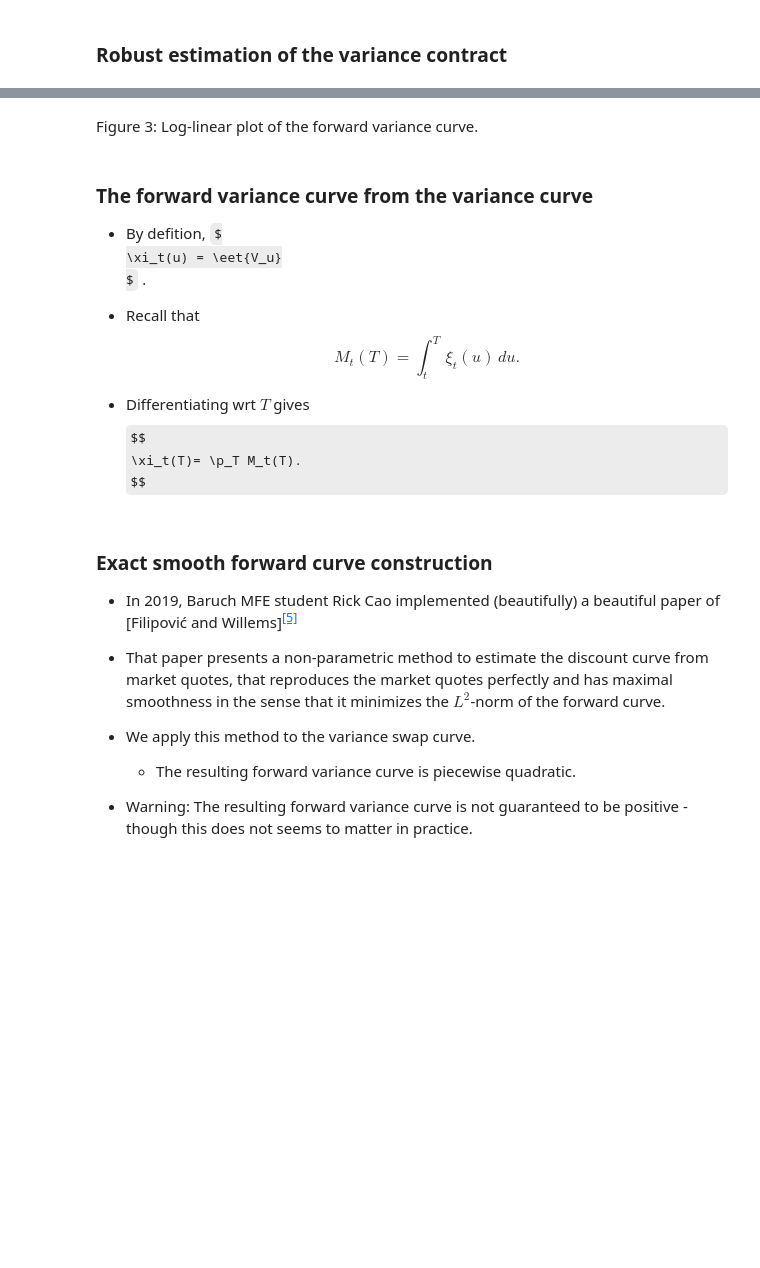
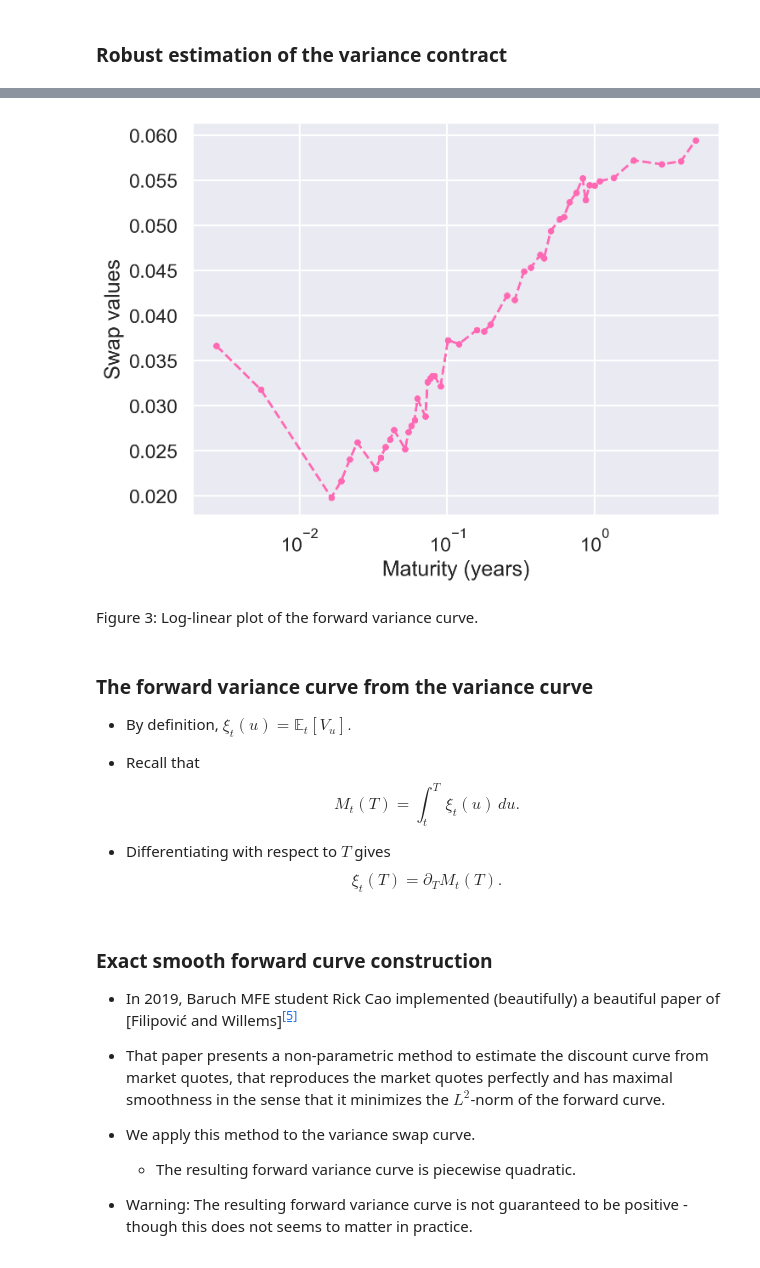
Before and after one commit to fbourgey/RoughVolatilityWorkshop, a Jupyter notebook: QM2024_2_Rough_volatility_models.ipynb, the cells around one changed output, grey strips where cells are left out. Saved outputs shown, nothing was run; the diff lists cells and outputs as text; code cells hidden in the pictures; some formulas as TeX source; blank space fills up the shorter version.

```diff
--- a/QM2024_2_Rough_volatility_models.ipynb
+++ b/QM2024_2_Rough_volatility_models.ipynb
@@ -506,2 +481,6 @@ or <- "orange"
+# %%
+sns.reset_defaults()
+sns.set_theme("talk")
+mpl.rcParams["figure.figsize"] = (8, 6)
 # %% [markdown]
 ### Robust estimation of the variance contract
@@ -525,21 +495,35 @@ plot(expiries, vs, type = "b", pch = 20, lwd = 2, col = pk, ylab = "Swap values"
+# %%
+expiries = res_vs["expiries"]
+vs = res_vs["vs_mid"]
+# %%
+fig, ax = plt.subplots()
+ax.plot(expiries, vs, marker=".", linestyle="--", linewidth=2, color="hotpink")
+ax.set_xlabel("Maturity (years)")
+ax.set_ylabel("Swap values")
+ax.set_xscale("log")
+plt.show()
+# %% [output]
+[figure, added]
 # %% [markdown]
 Figure 3: Log-linear plot of the forward variance curve.
 # %% [markdown]
 ### The forward variance curve from the variance curve
 
-- By defition,
+- By definition,
 $
-\xi_t(u) = \eet{V_u}
-$.
+\xi_t(u) = \mathbb{E}_t[V_u].
+$
 
 
 - Recall that
-$$M_t(T)=\int_t^T\,\xi_t(u)\,du. $$
+$$
+M_t(T)=\int_t^T\,\xi_t(u)\,du.
+$$
 
 
-- Differentiating wrt $T$ gives
+- Differentiating with respect to $T$ gives
 $$
-\xi_t(T)= \p_T M_t(T).
+\xi_t(T)= \partial_T M_t(T).
 $$
 # %% [markdown]
 ### Exact smooth forward curve construction
```
Also changed, not shown: parts of 71 cells of this notebook, 5 other files.
